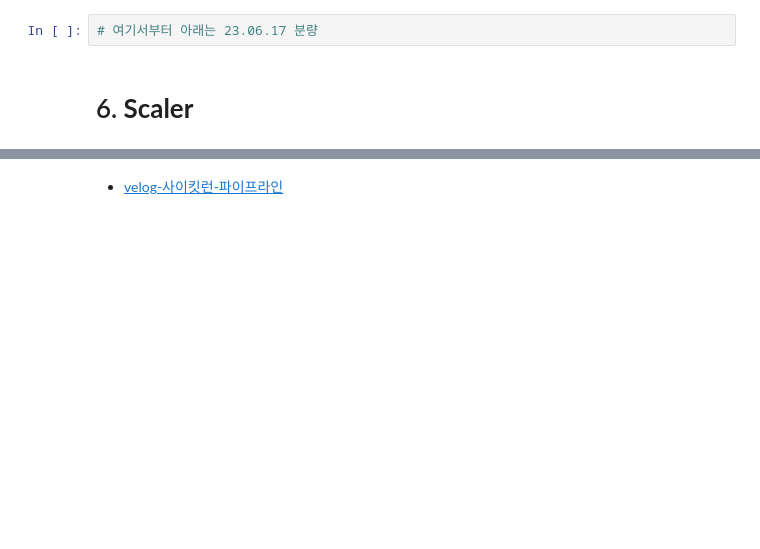
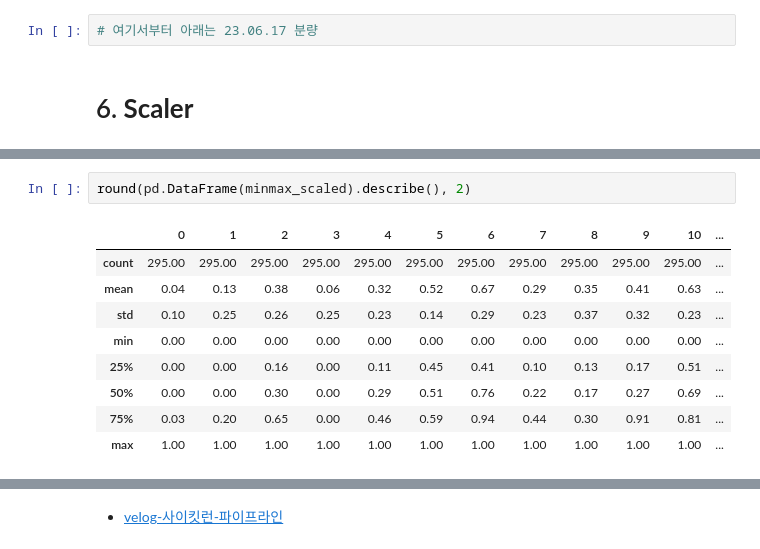
Before and after one commit to Ataraxia1001/tjoeun2, a Jupyter notebook: KH_lecture/12_Regression_Model.ipynb, the cells around one changed output, grey strips where cells are left out. Cells and saved outputs as stored; diff of their text form; blank space fills up the shorter version.

```diff
--- a/KH_lecture/12_Regression_Model.ipynb
+++ b/KH_lecture/12_Regression_Model.ipynb
@@ -548,0 +588,12 @@ plot_coef(x_train.columns, elasticnet_80.coef_)
+# %%
+round(pd.DataFrame(minmax_scaled).describe(), 2)
+# %% [output]
+|  | 0 | 1 | 2 | 3 | 4 | 5 | 6 | 7 | 8 | 9 | 10 | ... |
+| count | 295.00 | 295.00 | 295.00 | 295.00 | 295.00 | 295.00 | 295.00 | 295.00 | 295.00 | 295.00 | 295.00 | ... |
+| mean | 0.04 | 0.13 | 0.38 | 0.06 | 0.32 | 0.52 | 0.67 | 0.29 | 0.35 | 0.41 | 0.63 | ... |
+| std | 0.10 | 0.25 | 0.26 | 0.25 | 0.23 | 0.14 | 0.29 | 0.23 | 0.37 | 0.32 | 0.23 | ... |
+| min | 0.00 | 0.00 | 0.00 | 0.00 | 0.00 | 0.00 | 0.00 | 0.00 | 0.00 | 0.00 | 0.00 | ... |
+| 25% | 0.00 | 0.00 | 0.16 | 0.00 | 0.11 | 0.45 | 0.41 | 0.10 | 0.13 | 0.17 | 0.51 | ... |
+| 50% | 0.00 | 0.00 | 0.30 | 0.00 | 0.29 | 0.51 | 0.76 | 0.22 | 0.17 | 0.27 | 0.69 | ... |
+| 75% | 0.03 | 0.20 | 0.65 | 0.00 | 0.46 | 0.59 | 0.94 | 0.44 | 0.30 | 0.91 | 0.81 | ... |
+| max | 1.00 | 1.00 | 1.00 | 1.00 | 1.00 | 1.00 | 1.00 | 1.00 | 1.00 | 1.00 | 1.00 | ... |
```
Also changed, not shown: parts of 45 cells of this notebook.
